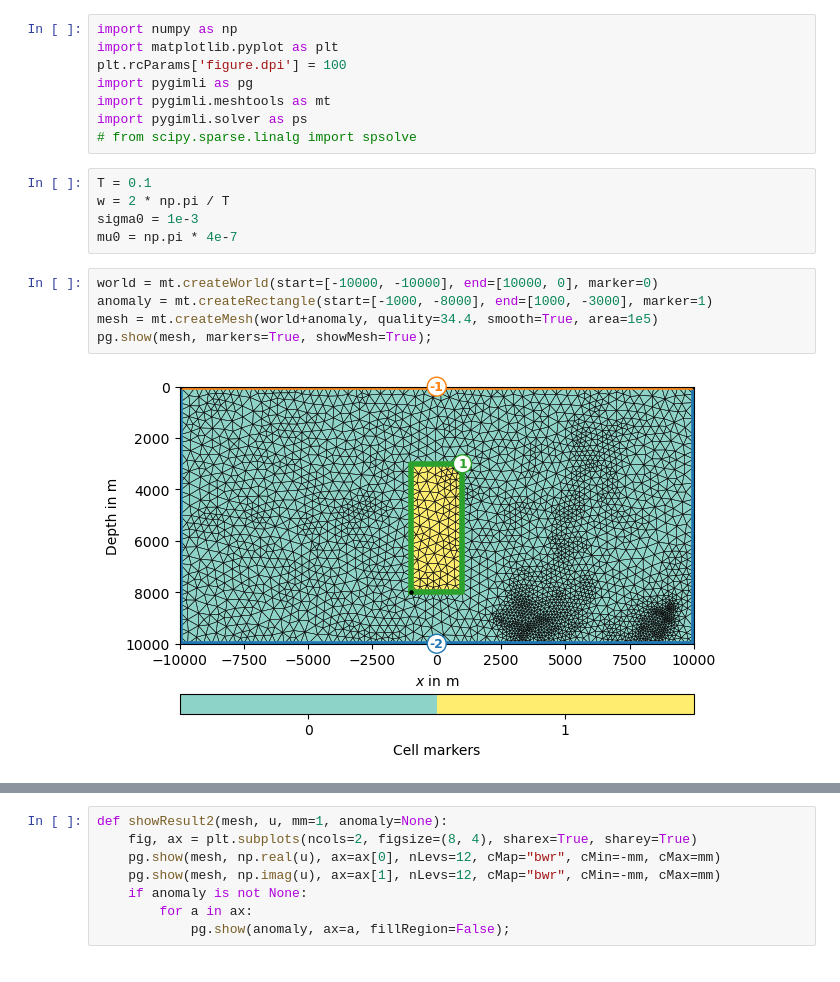
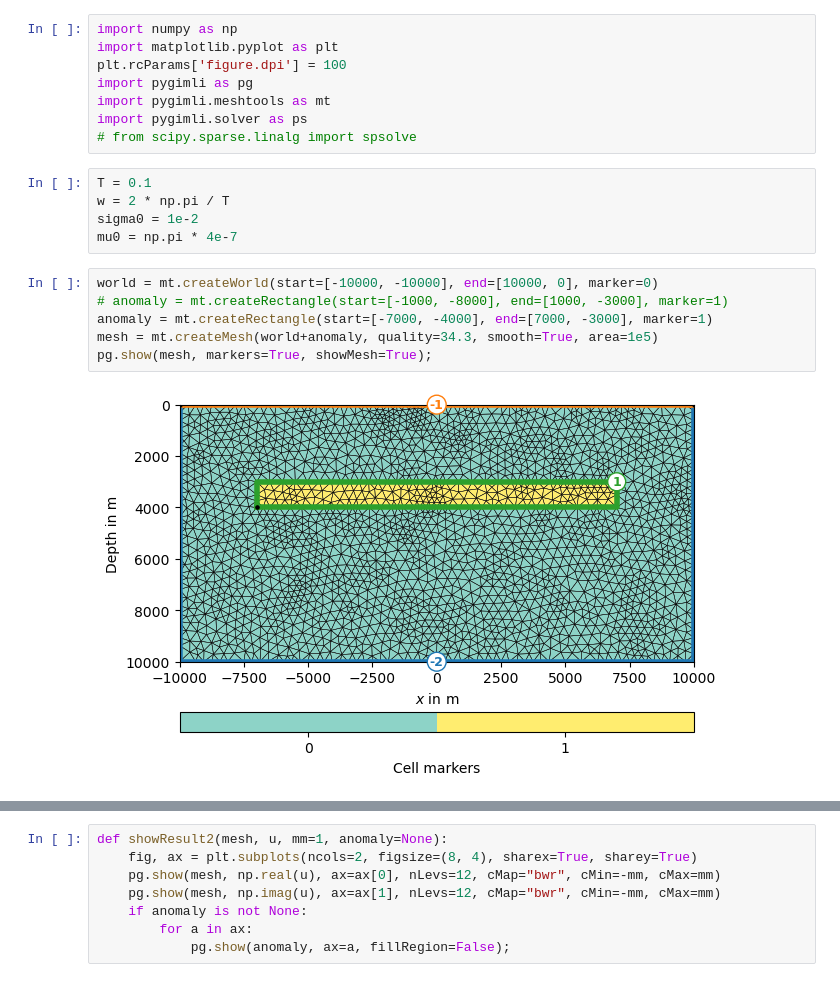
Before and after one commit to halbmy/NumericalGeophysics, a Jupyter notebook: notebooks/helmholtzFE2d.ipynb, the cells around one changed output, grey strips where cells are left out. Drawn from its saved outputs; the diff is of its cells as text.

```diff
--- a/notebooks/helmholtzFE2d.ipynb
+++ b/notebooks/helmholtzFE2d.ipynb
@@ -9,13 +9,14 @@ import pygimli.solver as ps
 # %%
 T = 0.1
 w = 2 * np.pi / T
-sigma0 = 1e-3
+sigma0 = 1e-2
 mu0 = np.pi * 4e-7
 # %%
 world = mt.createWorld(start=[-10000, -10000], end=[10000, 0], marker=0)
-anomaly = mt.createRectangle(start=[-1000, -8000], end=[1000, -3000], marker=1)
-mesh = mt.createMesh(world+anomaly, quality=34.4, smooth=True, area=1e5)
+# anomaly = mt.createRectangle(start=[-1000, -8000], end=[1000, -3000], marker=1)
+anomaly = mt.createRectangle(start=[-7000, -4000], end=[7000, -3000], marker=1)
+mesh = mt.createMesh(world+anomaly, quality=34.3, smooth=True, area=1e5)
 pg.show(mesh, markers=True, showMesh=True);
 # %% [output]
-[figure, old version]
+[figure, new version]
 # %%
```
Also changed, not shown: parts of 8 cells of this notebook, 40 other files.
